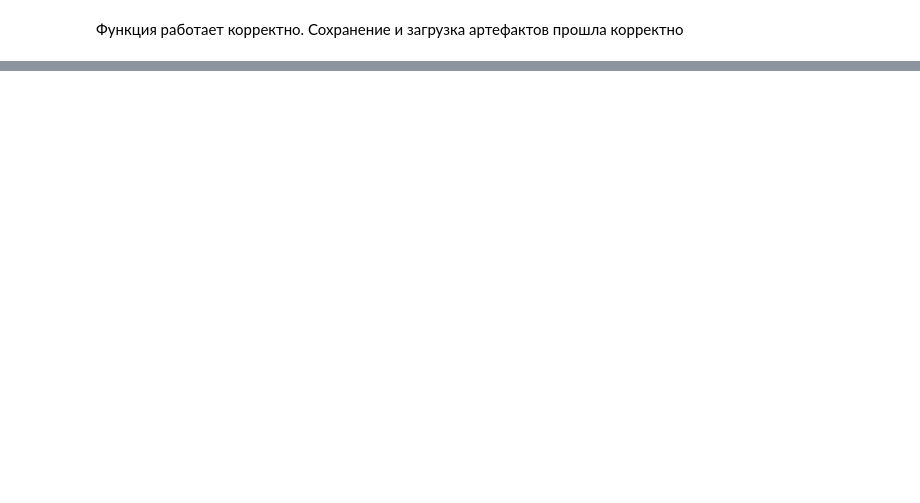
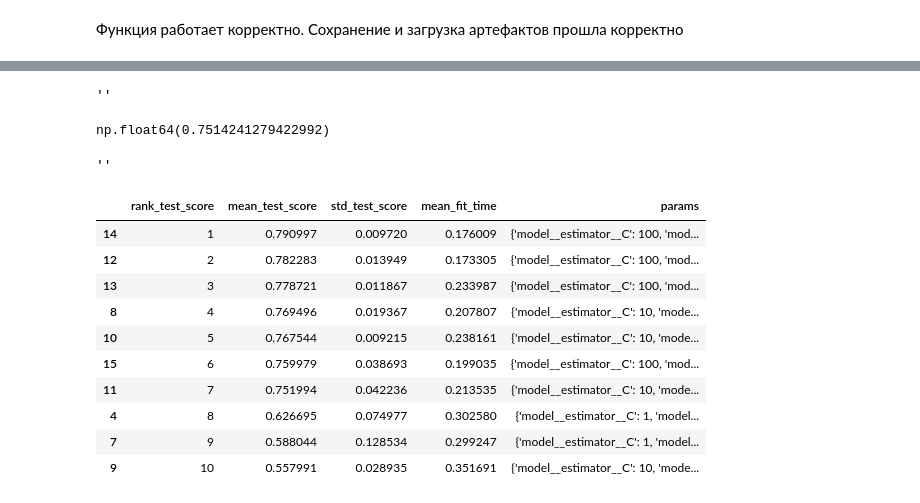
Before and after one commit to Daniel217D/linear-regression-experiments, a Jupyter notebook: 10. yandex-marketing-classification.ipynb, the cells around one changed output, grey strips where cells are left out. Cells and saved outputs as stored; diff of their text form; code cells hidden in the pictures; blank space fills up the shorter version.

```diff
--- a/10. yandex-marketing-classification.ipynb
+++ b/10. yandex-marketing-classification.ipynb
@@ -2291,0 +2534,3 @@ function_loaded(
+# %%
+model_ovr.fit(X_train, y_train)
+,
@@ -2291,0 +2577,55 @@ function_loaded(
+# %%
+model_ovo.fit(X_train, y_train)
+,
+# %% [output]
+''
+# %%
+f1_score_ovo = cross_validate(
+    model_ovo,
+    X_train,
+    y_train,
+    cv=cv_default,
+    scoring='f1_macro',
+)['test_score'].mean()
+
+f1_score_ovo
+# %% [output]
+np.float64(0.7514241279422992)
+# %%
+cv_grid_svc_ovo = GridSearchCV(
+    estimator=model_ovo,
+    param_grid={
+        "model__estimator__kernel": ['rbf'],
+        "model__estimator__C": [0.1, 1, 10, 100],
+        "model__estimator__gamma": ["scale", 0.01, 0.1, 1],
+        "model__estimator__probability": [False],
+        "model__estimator__random_state": [RANDOM_STATE],
+        "model__estimator__class_weight": ['balanced'],
+    },
+    scoring='f1_macro',
+    cv=cv_default,
+)
+# %%
+cv_grid_svc_ovo.fit(X_train, y_train)
+,
+# %% [output]
+''
+# %%
+# Результаты
+cv_grid_svc_ovo_results = pd.DataFrame(cv_grid_svc_ovo.cv_results_)
+
+cv_grid_svc_ovo_results[
+    ['rank_test_score', 'mean_test_score', 'std_test_score', 'mean_fit_time', 'params']
+].reset_index(drop=True).sort_values(by='rank_test_score').head(10)
+# %% [output]
+|  | rank_test_score | mean_test_score | std_test_score | mean_fit_time | params |
+| 14 | 1 | 0.790997 | 0.009720 | 0.176009 | {'model__estimator__C': 100, 'mod... |
+| 12 | 2 | 0.782283 | 0.013949 | 0.173305 | {'model__estimator__C': 100, 'mod... |
+| 13 | 3 | 0.778721 | 0.011867 | 0.233987 | {'model__estimator__C': 100, 'mod... |
+| 8 | 4 | 0.769496 | 0.019367 | 0.207807 | {'model__estimator__C': 10, 'mode... |
+| 10 | 5 | 0.767544 | 0.009215 | 0.238161 | {'model__estimator__C': 10, 'mode... |
+| 15 | 6 | 0.759979 | 0.038693 | 0.199035 | {'model__estimator__C': 100, 'mod... |
+| 11 | 7 | 0.751994 | 0.042236 | 0.213535 | {'model__estimator__C': 10, 'mode... |
+| 4 | 8 | 0.626695 | 0.074977 | 0.302580 | {'model__estimator__C': 1, 'model... |
+| 7 | 9 | 0.588044 | 0.128534 | 0.299247 | {'model__estimator__C': 1, 'model... |
+| 9 | 10 | 0.557991 | 0.028935 | 0.351691 | {'model__estimator__C': 10, 'mode... |
```
Also changed, not shown: parts of 33 cells of this notebook.
